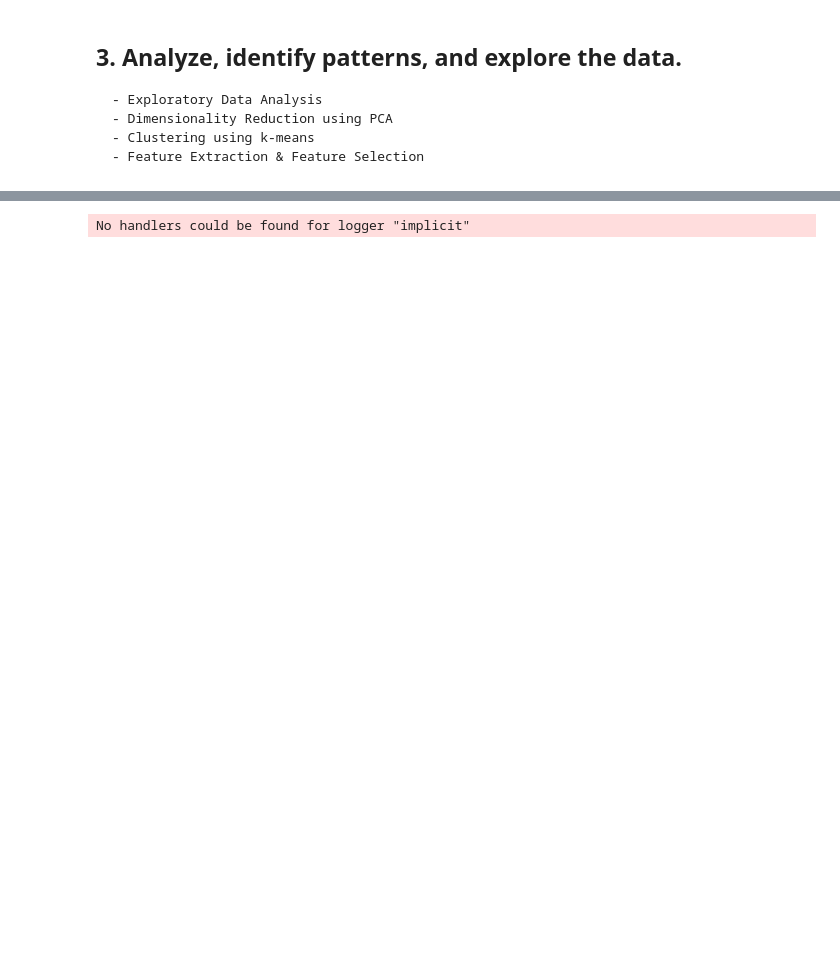
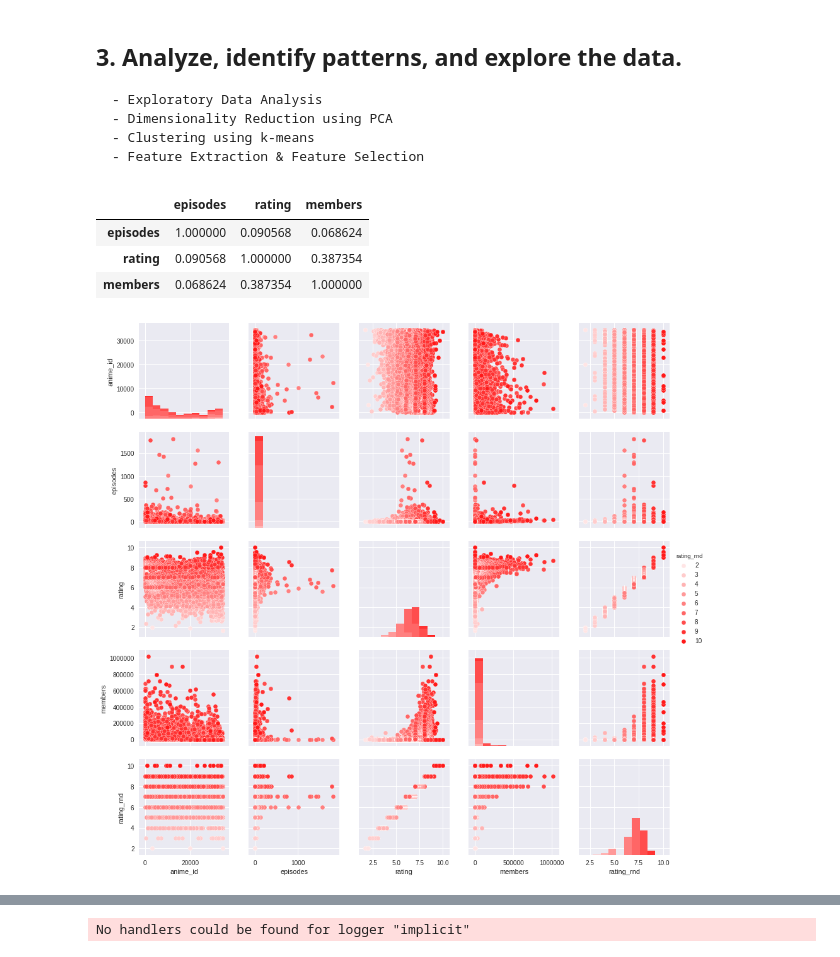
Before and after one commit to faisal-ali472/data-science, a Jupyter notebook: Anime Recommendation System/Anime Recommendation System.ipynb, the cells around one changed output, grey strips where cells are left out. Cells and saved outputs as stored; diff of their text form; code cells hidden in the pictures; blank space fills up the shorter version.

```diff
--- a/Anime Recommendation System/Anime Recommendation System.ipynb
+++ b/Anime Recommendation System/Anime Recommendation System.ipynb
@@ -149,13 +171,18 @@ for k,v in known_animes.items():
 
 # replace remaining missing episodes with mean value of Type group.
 anime["episodes"] = anime["episodes"].map(lambda x:np.nan if x=="Unknown" else x).astype(float)
-
 anime.loc[anime.episodes.isnull(), 'episodes'] = anime.groupby('type').episodes.transform('median')
 
-# replace missing rating with mean value of Type, episodes
+# replace missing rating with mean value of Type
 anime["rating"] = anime["rating"].astype(float)
+anime.loc[anime.rating.isnull(), 'rating'] = anime.groupby('type').rating.transform('mean')
 
-anime.loc[anime.rating.isnull(), 'rating'] = anime.groupby('type').rating.transform('mean')
+#outlier removal
+# anime: goman-hiki type: movie episodes: 100, movies usually don't have that many episodes
+anime = anime[anime.anime_id != 29924]
+
+# remove anime '1'; invalid record
+anime = anime[~(anime.name == '1')]
 
 # remove duplicate anime_ids (anime_id =1 , freq=3)
 anime.drop_duplicates('anime_id',keep='first',inplace= True)
@@ -163,6 +190,8 @@ anime.drop_duplicates('anime_id',keep='first',inplace= True)
 # remove record with multiple missing columns
 anime.dropna(inplace=True)
 
+# change 'members' type from object to int
+anime['members'] = anime['members'].astype(int)
 #anime.to_csv("anime-updated.csv")
 # %%
 # creating user data for analysis
@@ -197,3 +246,25 @@ anime_features = pd.concat([genre_list,pd.get_dummies(anime["type"]),anime[["rat
     - Dimensionality Reduction using PCA
     - Clustering using k-means
     - Feature Extraction & Feature Selection
+# %%
+# check correlation b/w numerical features
+anime.corr()
+# %% [output]
+|  | episodes | rating | members |
+| episodes | 1.000000 | 0.090568 | 0.068624 |
+| rating | 0.090568 | 1.000000 | 0.387354 |
+| members | 0.068624 | 0.387354 | 1.000000 |
+# %%
+
+# put ratings in 10 bins 1 to 10 for visualization
+anime['rating_rnd'] = pd.cut(anime['rating'],bins=[0,1,2,3,4,5,6,7,8,9,10], labels=['1','2','3','4','5','6','7','8','9','10']).astype(int)
+# draw pairplot of numeric columns of anime
+sns.pairplot(anime,hue='rating_rnd', palette=sns.light_palette('red',10))
+# remove temp column
+anime.drop('rating_rnd',axis=1, inplace=True)
+
+# effect of number of members on anime rating
+# - higher rating <=> higher number of members
+# - some anime with rating > 9 but members count low,\
+# %% [output]
+[figure, added]
```
Also changed, not shown: parts of 59 cells of this notebook.
